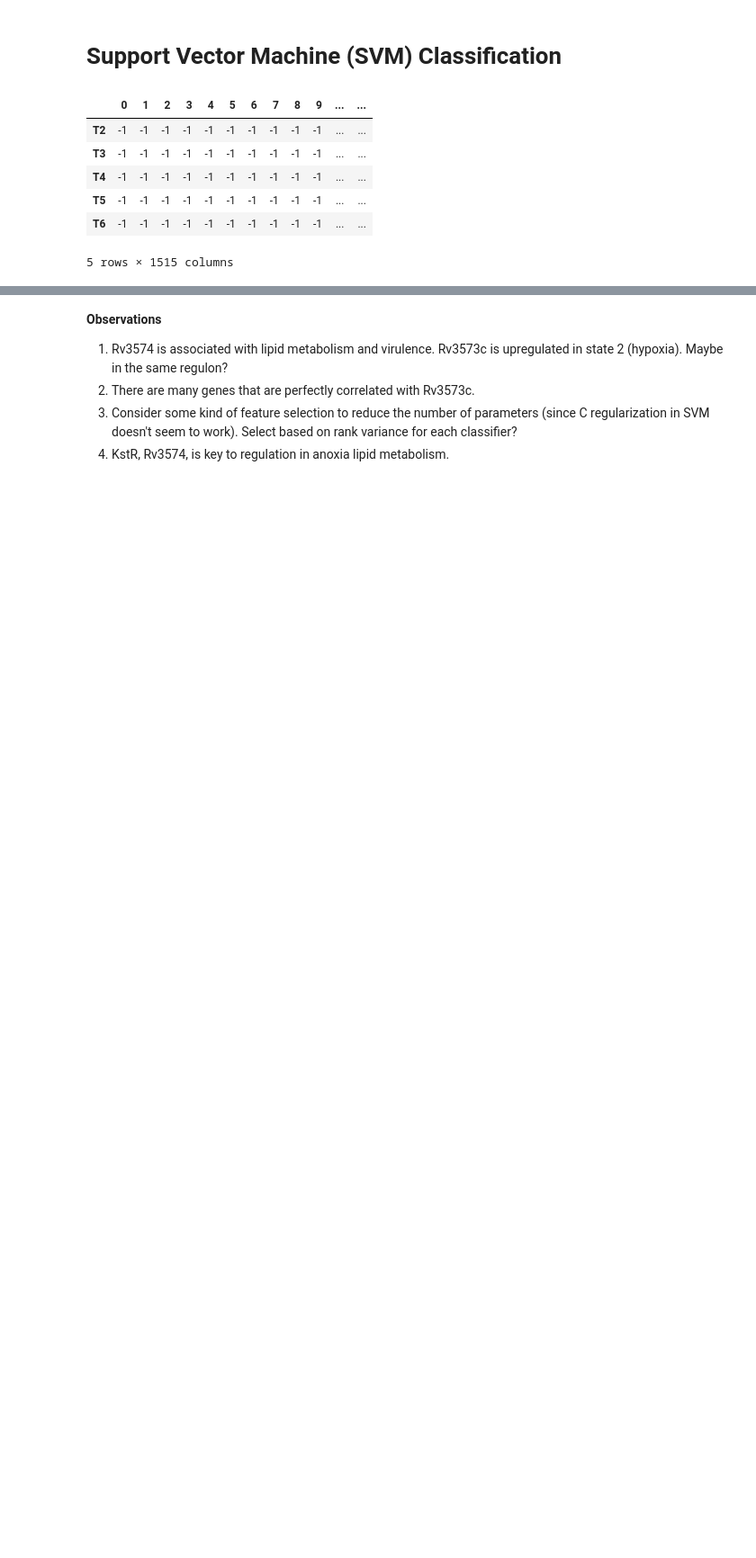
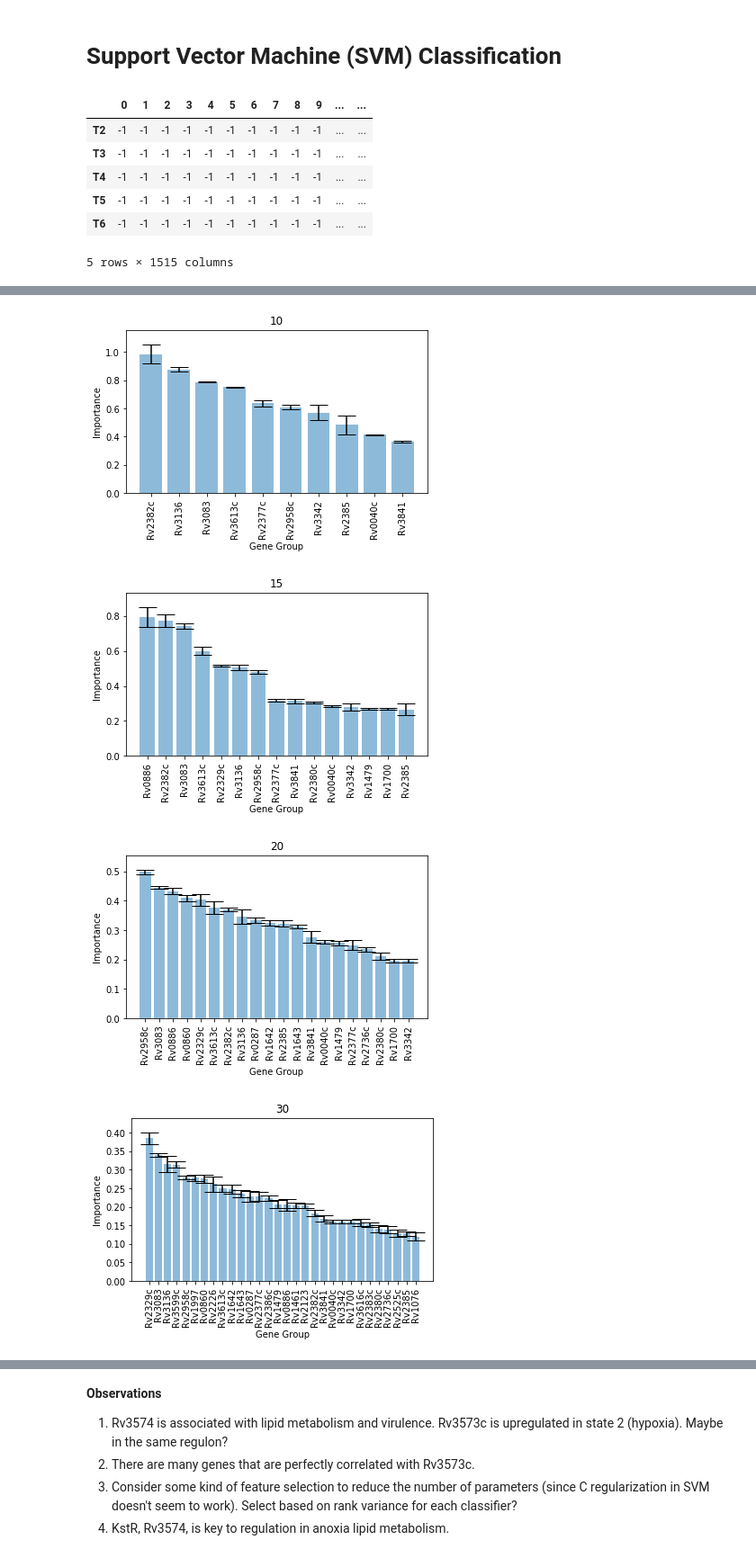
Before and after one commit to uwescience/old_xstate, a Jupyter notebook: notebooks/SVM Classification.ipynb, the cells around one changed output, grey strips where cells are left out. Shown at 90% size. Drawn from its saved outputs; the diff is of its cells as text; code cells hidden in the pictures; blank space fills up the shorter version.

Commit message:
More SVM analysis

```diff
--- a/notebooks/SVM Classification.ipynb
+++ b/notebooks/SVM Classification.ipynb
@@ -42,0 +59,16 @@ LinearSVC(C=1.0, class_weight=None, dual=True, fit_intercept=True,
+# %%
+# Assess how many features should be included
+for filter in [10, 15, 20, 30]:
+    svm_ensemble = classifier_ensemble.ClassifierEnsemble(
+        classifier_ensemble.ClassifierDescriptorSVM(), filter_high_rank=filter, size=30)
+    df_X = data.df_X.copy()
+    df_X.columns = data.features
+    svm_ensemble.fit(df_X, data.ser_y)
+    # Analysis to determine how many features should be considered
+    svm_ensemble.plotImportance(title="%d" % filter)
+    #svm_ensemble.plotRank()
+# %% [output]
+[figure, added]
+[figure, added]
+[figure, added]
+[figure, added]
```
Also changed, not shown: parts of 19 cells of this notebook.
